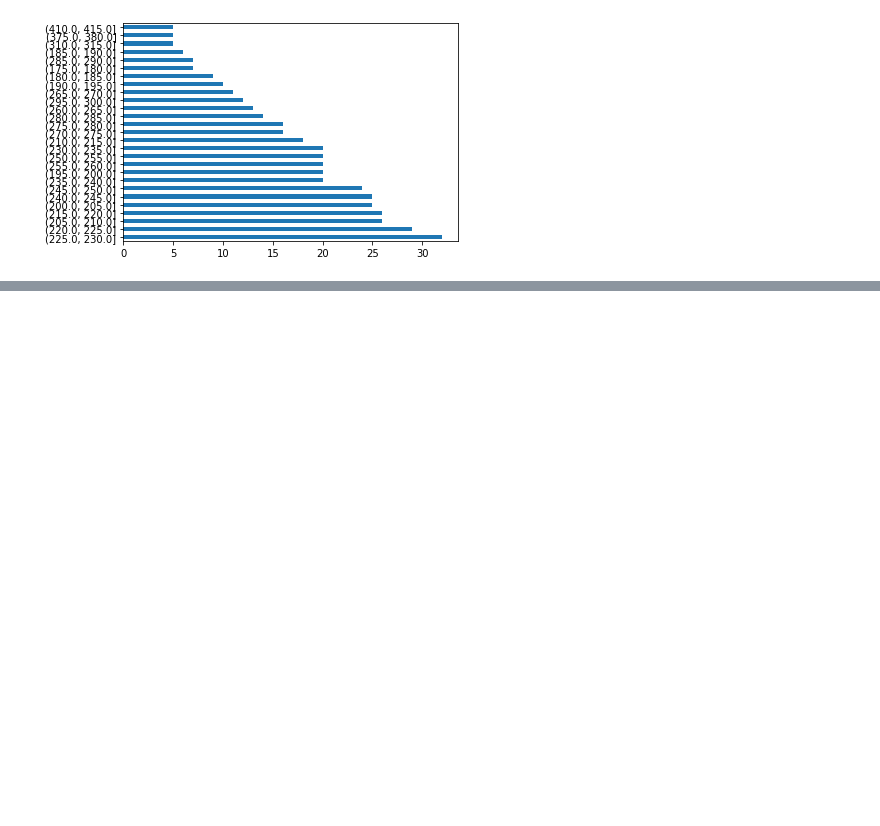
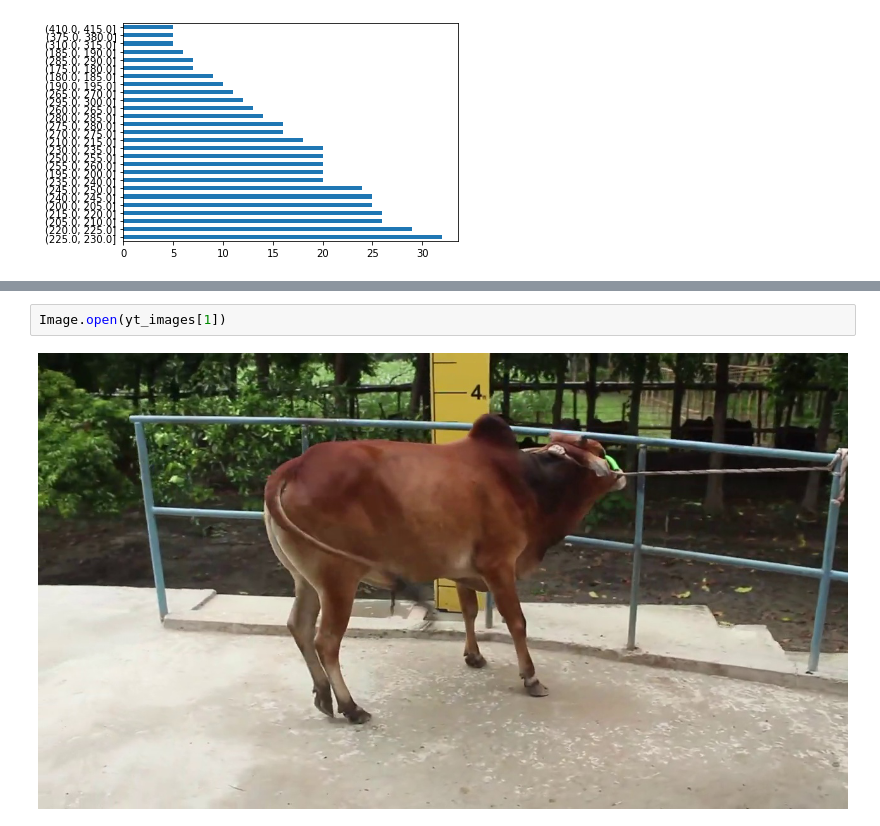
Before and after one commit to bhuiyanmobasshir94/Cow-weight-and-Breed-Prediction, a Jupyter notebook: notebooks/eda.ipynb, the cells around one changed output, grey strips where cells are left out. Drawn from its saved outputs; the diff is of its cells as text; blank space fills up the shorter version.

```diff
--- a/notebooks/eda.ipynb
+++ b/notebooks/eda.ipynb
@@ -146,0 +158,4 @@ pd.Series(weight).where(lambda x : x > 4).dropna().plot(kind="barh")
+# %%
+Image.open(yt_images[1])
+# %% [output]
+[figure, added]
```
Also changed, not shown: parts of 4 cells of this notebook.
